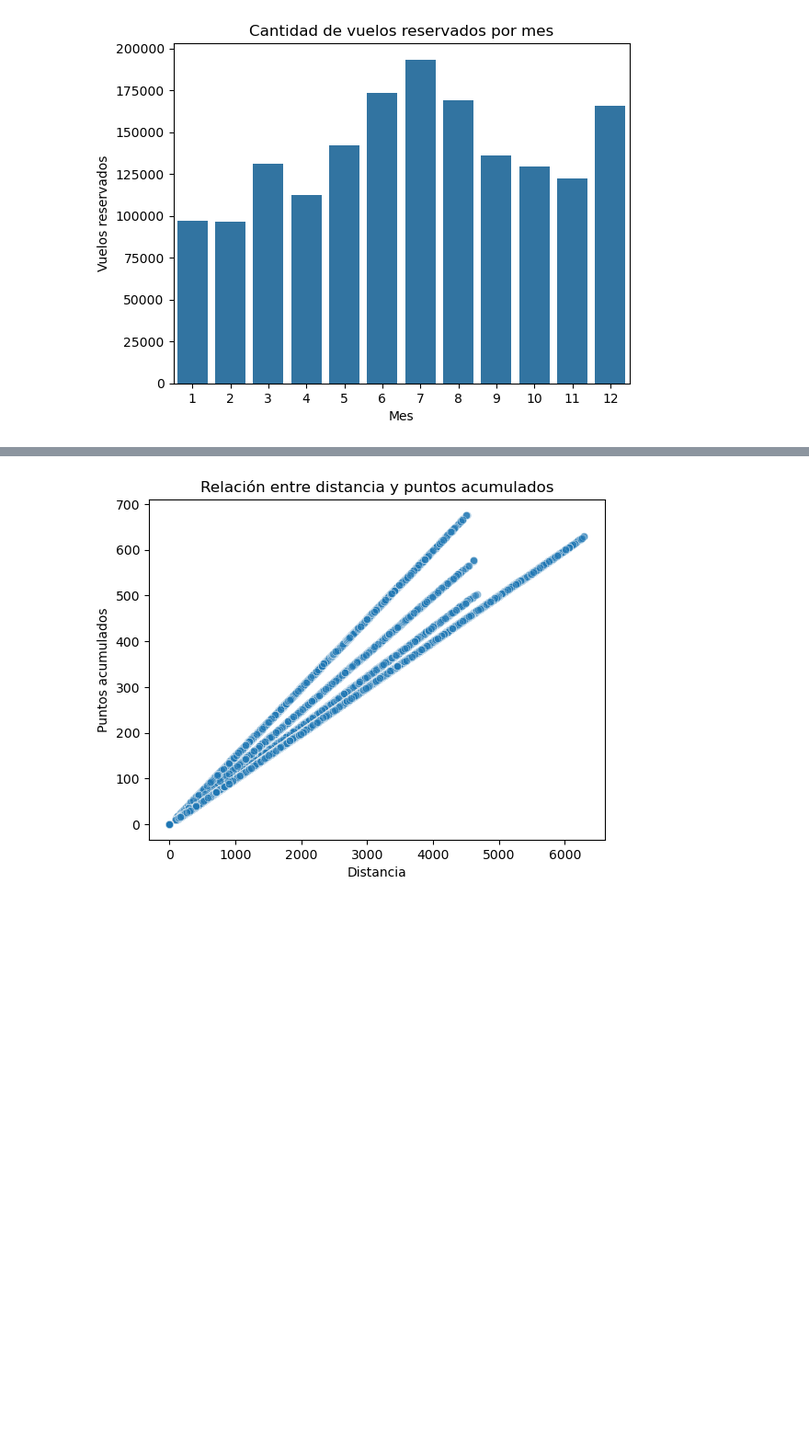
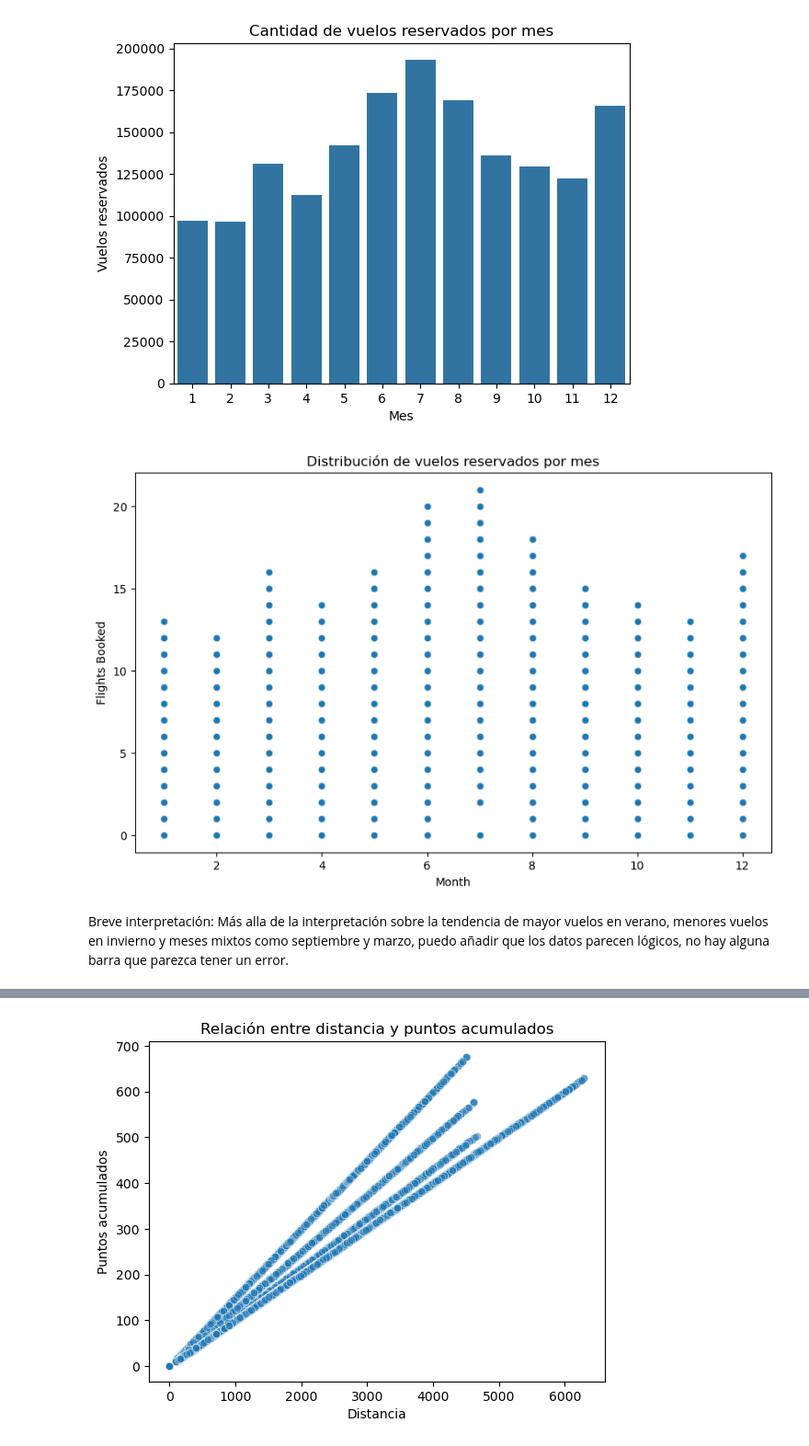
Before and after one commit to Adalab/bda-modulo-3-evaluacion-final-HanniaCorena, a Jupyter notebook: Exploracion, limpieza y visualización del CFA.ipynb, the cells around one changed output, grey strips where cells are left out. Shown at 92% size. Cells and saved outputs as stored; diff of their text form; code cells hidden in the pictures; blank space fills up the shorter version.

```diff
--- a/Exploracion, limpieza y visualización del CFA.ipynb
+++ b/Exploracion, limpieza y visualización del CFA.ipynb
@@ -299,6 +297,20 @@ plt.ylabel('Vuelos reservados')
 plt.show()
 # %% [output]
 [figure]
+# %%
+plt.figure(figsize=(10, 6))
+sns.scatterplot(
+    data=df_cfa,
+    x='Month',
+    y='Flights Booked',
+    alpha=0.5
+)
+plt.title('Distribución de vuelos reservados por mes')
+plt.show()
+# %% [output]
+[figure, added]
+# %% [markdown]
+Breve interpretación: Más alla de la interpretación sobre la tendencia de mayor vuelos en verano, menores vuelos en invierno y meses mixtos como septiembre y marzo, puedo añadir que los datos parecen lógicos, no hay alguna barra que parezca tener un error.
 # %% [markdown]
 ## Fase 3: Visualización
 
```
Also changed, not shown: parts of 6 cells of this notebook, 1 other file.
